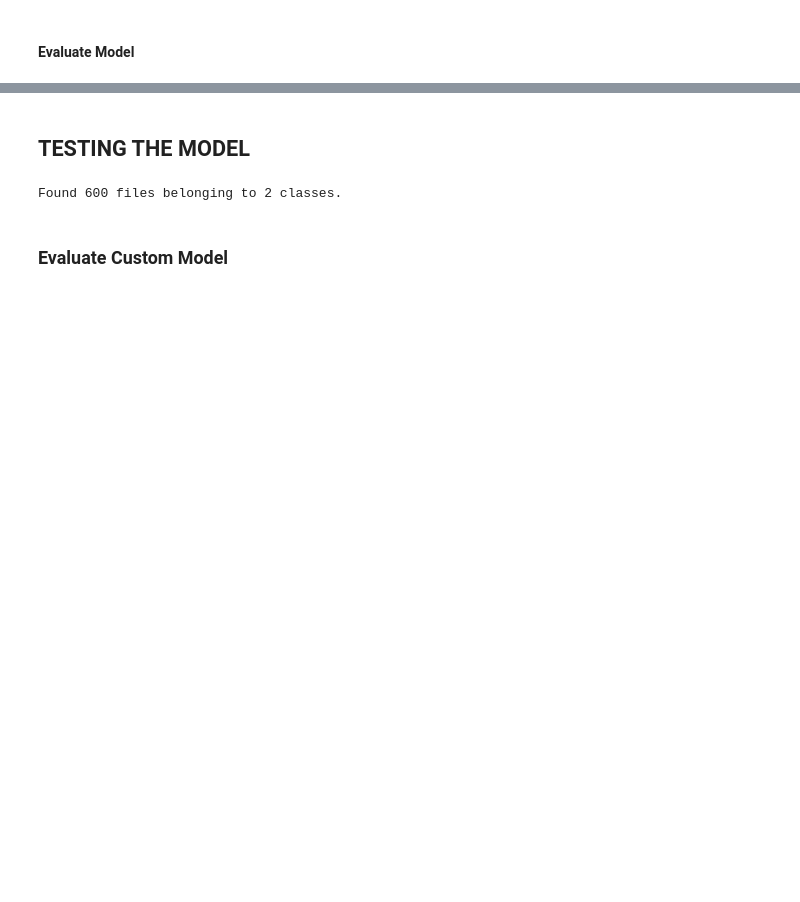
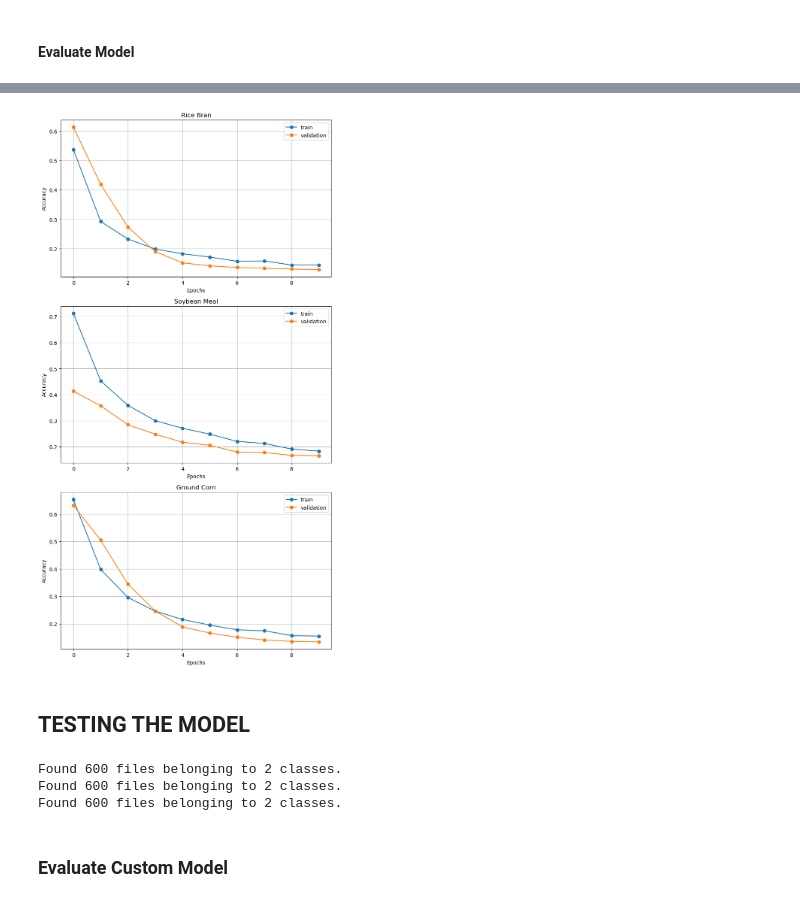
Before and after one commit to buggernut04/Thesis_Project_Feed_Classification, a Jupyter notebook: main.ipynb, the cells around one changed output, grey strips where cells are left out. Cells and saved outputs as stored; diff of their text form; code cells hidden in the pictures; blank space fills up the shorter version.

```diff
--- a/main.ipynb
+++ b/main.ipynb
@@ -371,2 +455,37 @@ plt.show()
+# %%
+# Model Loss
+fig, axes = plt.subplots(3, 1, figsize=(8, 15))  # 3 rows, 1 column
+
+# Rice Bran Plot
+axes[0].plot(resnet_rb_history.history['loss'], marker='o', linestyle='-')
+axes[0].plot(resnet_rb_history.history['val_loss'], marker='o', linestyle='-')
+axes[0].set_title('Rice Bran')
+axes[0].set_ylabel('Accuracy')
+axes[0].set_xlabel('Epochs')
+axes[0].legend(['train', 'validation'])
+axes[0].grid(True)
+
+# Soybean Meal Plot
+axes[1].plot(resnet_sbm_history.history['loss'], marker='o', linestyle='-')
+axes[1].plot(resnet_sbm_history.history['val_loss'], marker='o', linestyle='-')
+axes[1].set_title('Soybean Meal')
+axes[1].set_ylabel('Accuracy')
+axes[1].set_xlabel('Epochs')
+axes[1].legend(['train', 'validation'])
+axes[1].grid(True)
+
+# Ground Corn Plot
+axes[2].plot(resnet_corn_history.history['loss'], marker='o', linestyle='-')
+axes[2].plot(resnet_corn_history.history['val_loss'], marker='o', linestyle='-')
+axes[2].set_title('Ground Corn')
+axes[2].set_ylabel('Accuracy')
+axes[2].set_xlabel('Epochs')
+axes[2].legend(['train', 'validation'])
+axes[2].grid(True)
+
+plt.tight_layout() # Adjust subplot params so that the subplot(s) fits in to the figure area.
+plt.show()
+# %% [output]
+[figure, added]
 # %% [markdown]
 ## TESTING THE MODEL
@@ -373,27 +537,21 @@ plt.show()
 # %%
 # Testing Dataset Directory
 # Rice Bran
-#test_dir = '/mnt/c/Users/Room201B/Documents/Salem - Thesis/Dataset/Rice Bran/Testing/Set 3'
+test_dir_rb = test_set('/mnt/c/Users/Room201B/Documents/Salem - Thesis/Dataset/Rice Bran/Testing/Set 3')
 #test_dir = '/mnt/c/Users/Room201B/Documents/Salem - Thesis/Dataset/Rice Bran/Testing/Set 2'
-test_dir = '/mnt/c/Users/Room201B/Documents/Salem - Thesis/Dataset/Rice Bran/Testing/Set 4'
+#test_dir = '/mnt/c/Users/Room201B/Documents/Salem - Thesis/Dataset/Rice Bran/Testing/Set 4'
 
 # Soybean Meal
-#test_dir = '/mnt/c/Users/Room201B/Documents/Salem - Thesis/Dataset/Soybean Meal/Testing/Set 2'
+test_dir_sbm = test_set('/mnt/c/Users/Room201B/Documents/Salem - Thesis/Dataset/Soybean Meal/Testing/Set 2')
 #test_dir = '/mnt/c/Users/Room201B/Documents/Salem - Thesis/Dataset/Soybean Meal/Testing/Set 1'
 
 # Corn
-#test_dir = '/mnt/c/Users/Room201B/Documents/Salem - Thesis/Dataset/Corn/Testing/Set 2'
+test_dir_corn = test_set('/mnt/c/Users/Room201B/Documents/Salem - Thesis/Dataset/Corn/Testing/Set 2')
 #test_dir = '/mnt/c/Users/Room201B/Documents/Salem - Thesis/Dataset/Corn/Testing/Set 1'
-
-test_ds = tf.keras.utils.image_dataset_from_directory(
-    test_dir,
-    image_size=(400, 400),
-    batch_size=32,
-    label_mode='binary',
-    shuffle=False
-)
 # %% [output]
 Found 600 files belonging to 2 classes.
+Found 600 files belonging to 2 classes.
+Found 600 files belonging to 2 classes.
 # %% [markdown]
 ### Evaluate Custom Model
 # %%
```
Also changed, not shown: parts of 18 cells of this notebook, 1 other file.
